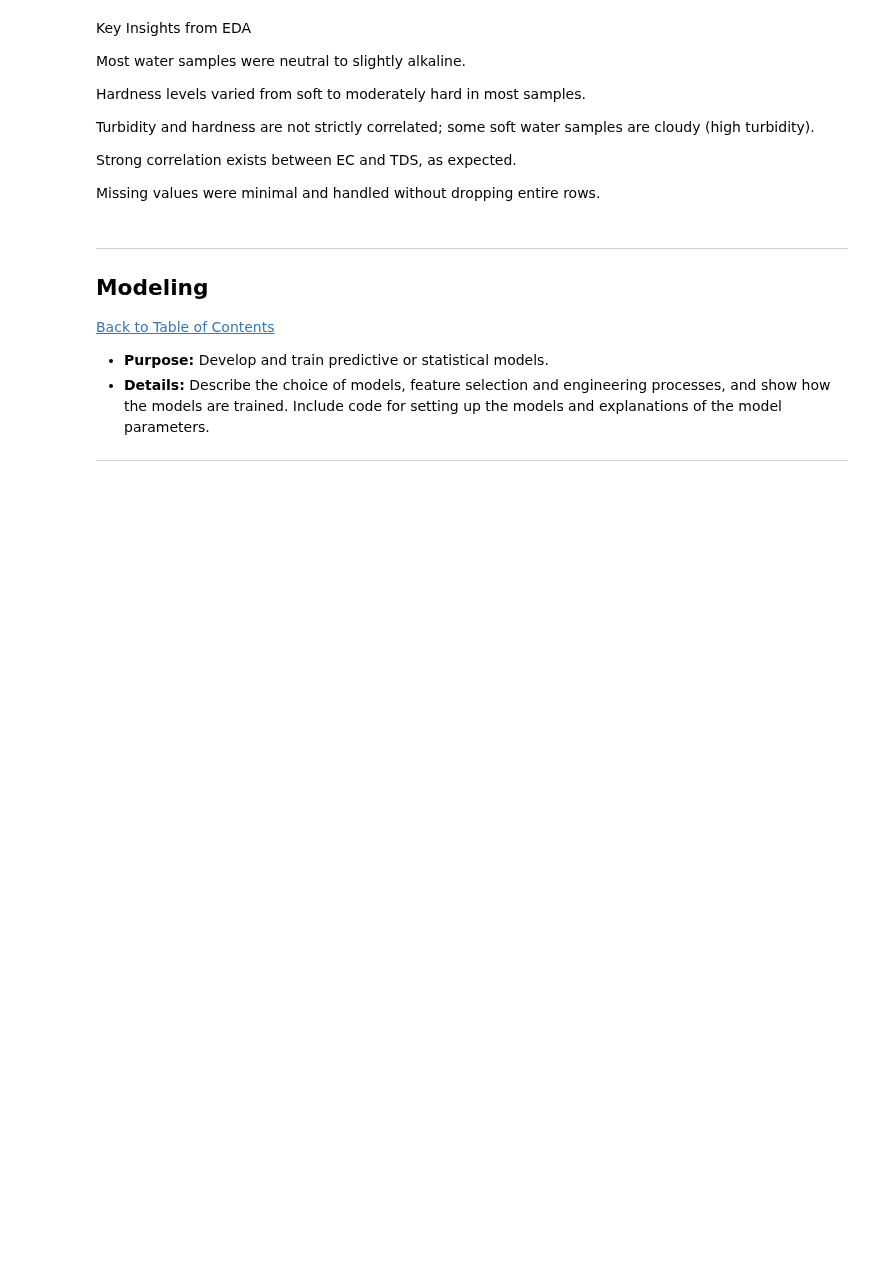
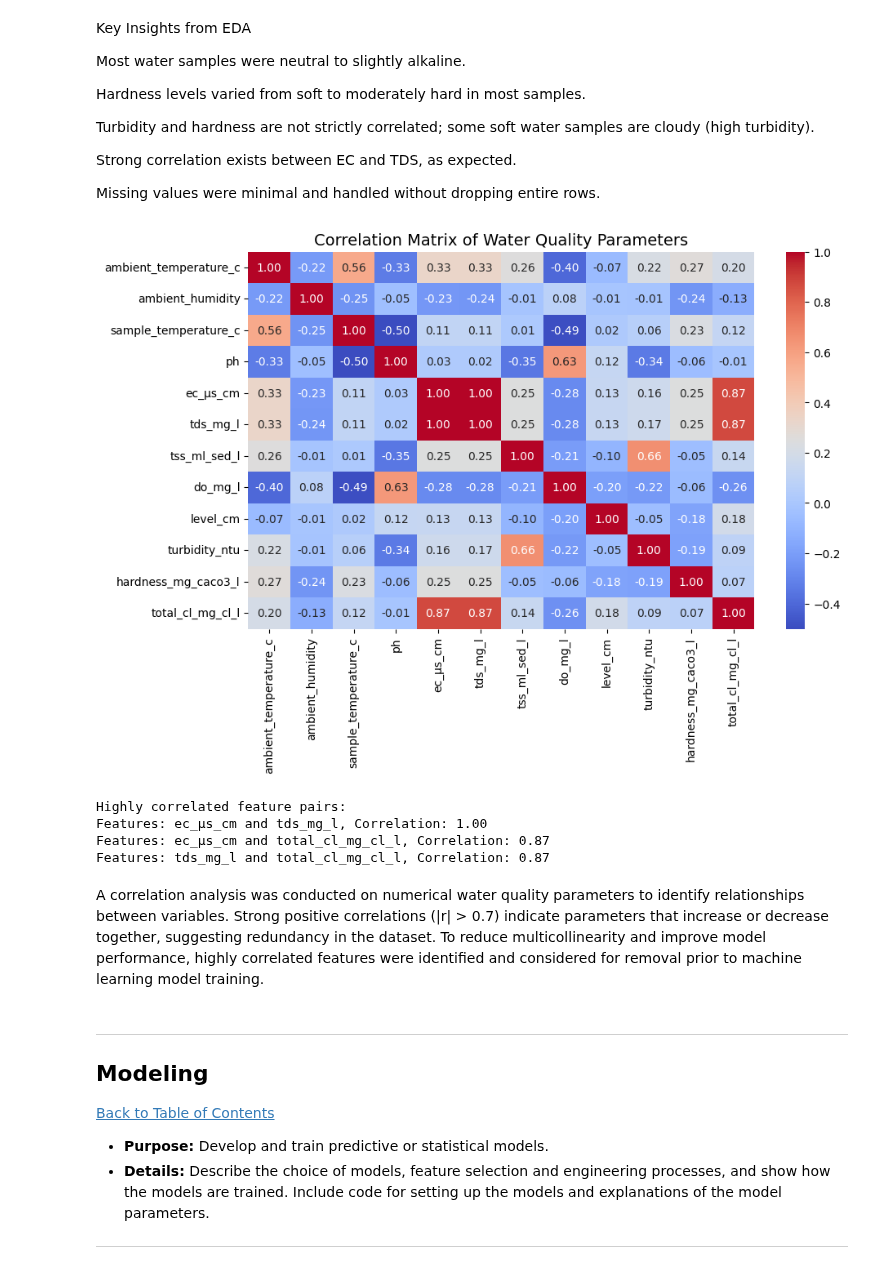
Before and after one commit to Jeremy809/Workplace, a Jupyter notebook: QCTO---Workplace-Module-Notebook-Template-4571.ipynb, the cells around one changed output. Saved outputs shown, nothing was run; the diff lists cells and outputs as text; code cells hidden in the pictures; blank space fills up the shorter version.

```diff
--- a/QCTO---Workplace-Module-Notebook-Template-4571.ipynb
+++ b/QCTO---Workplace-Module-Notebook-Template-4571.ipynb
@@ -171,0 +162,4 @@ df.head()
+# %%
+url = "https://raw.githubusercontent.com/Jeremy809/Workplace/refs/heads/main/River%20water%20parameters.csv"
+df = pd.read_csv(url)
+df.head()
@@ -530,6 +531,37 @@ df['Water_Quality_Class'] = df.apply(classify_water_quality, axis=1)
 
 # Save cleaned dataset
 df.to_csv("cleaned_water_quality.csv", index=False)
+# %%
+# Select only numeric columns
+df_numeric = df.select_dtypes(include=np.number)
+
+plt.figure(figsize=(10,6))
+sns.heatmap(df_numeric.corr(), annot=True, cmap='coolwarm', fmt=".2f")
+plt.title("Correlation Matrix of Water Quality Parameters", fontsize=14)
+plt.show()
+# %% [output]
+[figure, added]
+# %%
+high_corr = []
+
+for i in range(len(df_numeric.columns)):
+    for j in range(i + 1, len(df_numeric.columns)):
+        corr_val = df_numeric.iloc[:, i].corr(df_numeric.iloc[:, j])
+        if abs(corr_val) > 0.7:
+            high_corr.append(
+                (df_numeric.columns[i], df_numeric.columns[j], corr_val)
+            )
+
+print("Highly correlated feature pairs:")
+for pair in high_corr:
+    print(f"Features: {pair[0]} and {pair[1]}, Correlation: {pair[2]:.2f}")
+# %% [output]
+Highly correlated feature pairs:
+Features: ec_µs_cm and tds_mg_l, Correlation: 1.00
+Features: ec_µs_cm and total_cl_mg_cl_l, Correlation: 0.87
+Features: tds_mg_l and total_cl_mg_cl_l, Correlation: 0.87
+# %% [markdown]
+A correlation analysis was conducted on numerical water quality parameters to identify relationships between variables. Strong positive correlations (|r| > 0.7) indicate parameters that increase or decrease together, suggesting redundancy in the dataset. To reduce multicollinearity and improve model performance, highly correlated features were identified and considered for removal prior to machine learning model training.
 # %% [markdown]
 ---
 <a href=#six></a>
```
Also changed, not shown: parts of 31 cells of this notebook.
